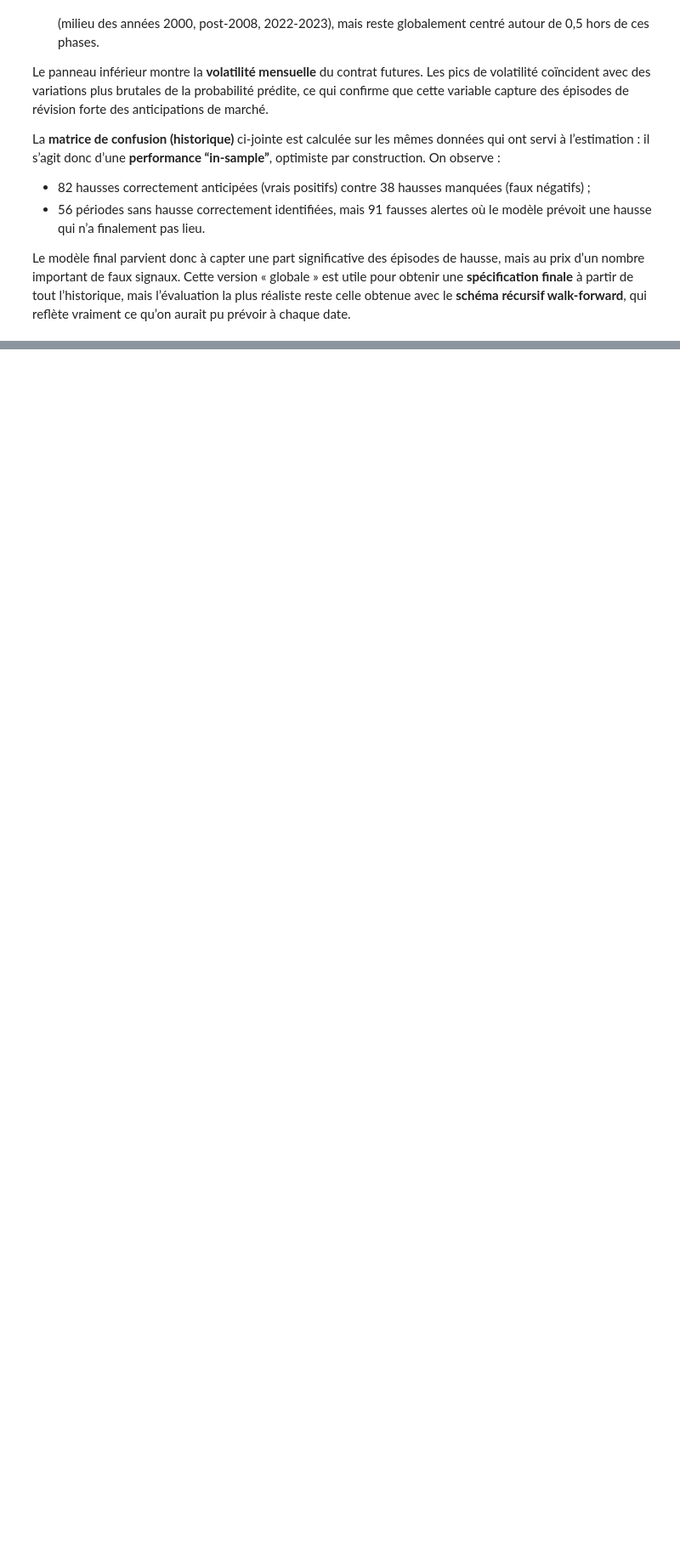
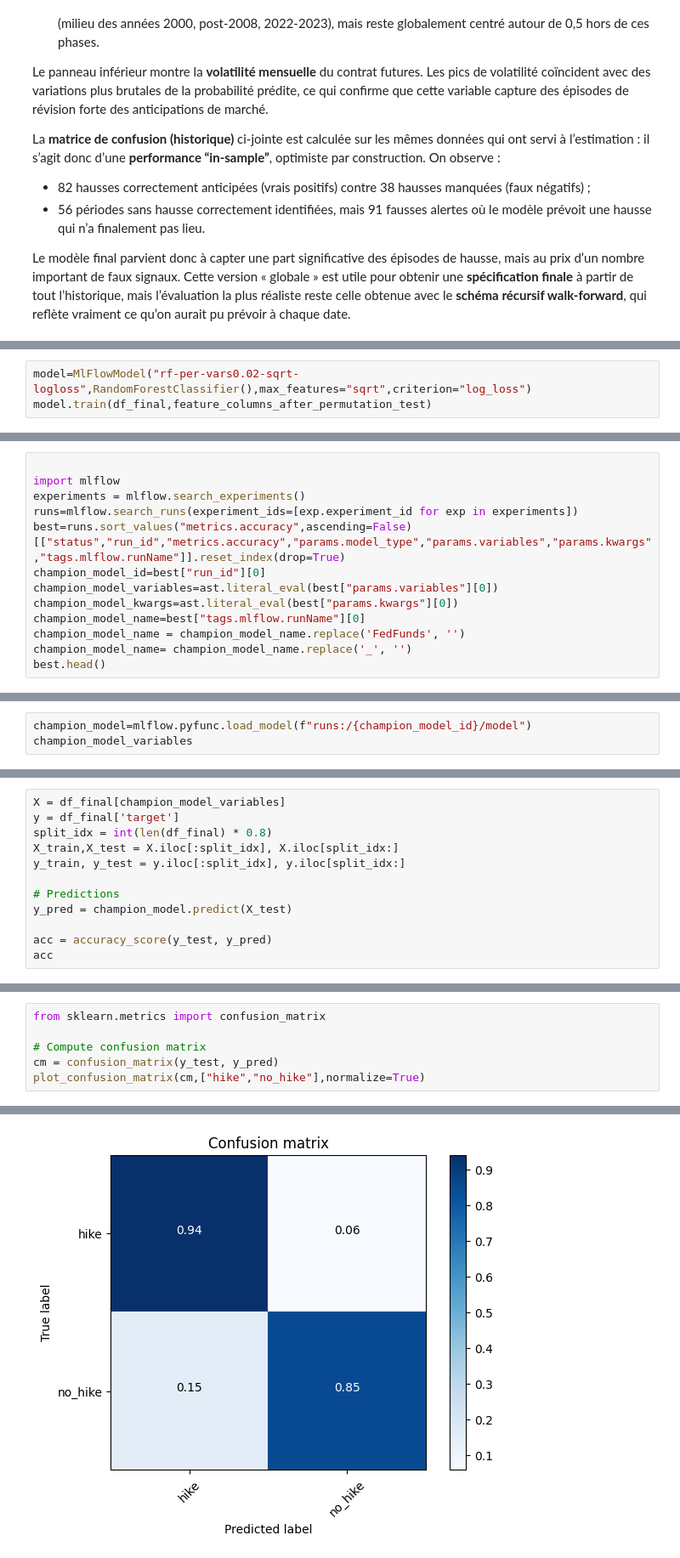
Before and after one commit to OmarELMAMOUNE/ML-FINANCE-ENSAE, a Jupyter notebook: preliminary_model.ipynb, the cells around one changed output, grey strips where cells are left out. Shown at 85% size. Drawn from its saved outputs; the diff is of its cells as text; blank space fills up the shorter version.

```diff
--- a/preliminary_model.ipynb
+++ b/preliminary_model.ipynb
@@ -805,0 +1345,3 @@ Le modèle final parvient donc à capter une part significative des épisodes de
+# %%
+model=MlFlowModel("rf-per-vars0.02-sqrt-logloss",RandomForestClassifier(),max_features="sqrt",criterion="log_loss")
+model.train(df_final,feature_columns_after_permutation_test)
@@ -805,0 +1400,13 @@ Le modèle final parvient donc à capter une part significative des épisodes de
+# %%
+
+import mlflow
+experiments = mlflow.search_experiments()
+runs=mlflow.search_runs(experiment_ids=[exp.experiment_id for exp in experiments])
+best=runs.sort_values("metrics.accuracy",ascending=False)[["status","run_id","metrics.accuracy","params.model_type","params.variables","params.kwargs","tags.mlflow.runName"]].reset_index(drop=True)
+champion_model_id=best["run_id"][0]
+champion_model_variables=ast.literal_eval(best["params.variables"][0])
+champion_model_kwargs=ast.literal_eval(best["params.kwargs"][0])
+champion_model_name=best["tags.mlflow.runName"][0]
+champion_model_name = champion_model_name.replace('FedFunds', '')
+champion_model_name= champion_model_name.replace('_', '')
+best.head()
@@ -805,0 +1434,3 @@ Le modèle final parvient donc à capter une part significative des épisodes de
+# %%
+champion_model=mlflow.pyfunc.load_model(f"runs:/{champion_model_id}/model")
+champion_model_variables
@@ -805,0 +1449,12 @@ Le modèle final parvient donc à capter une part significative des épisodes de
+# %%
+X = df_final[champion_model_variables]
+y = df_final['target']
+split_idx = int(len(df_final) * 0.8)
+X_train,X_test = X.iloc[:split_idx], X.iloc[split_idx:]
+y_train, y_test = y.iloc[:split_idx], y.iloc[split_idx:]
+
+# Predictions
+y_pred = champion_model.predict(X_test)
+
+acc = accuracy_score(y_test, y_pred)
+acc
@@ -805,0 +1507,7 @@ Le modèle final parvient donc à capter une part significative des épisodes de
+# %%
+from sklearn.metrics import confusion_matrix
+
+# Compute confusion matrix
+cm = confusion_matrix(y_test, y_pred)
+plot_confusion_matrix(cm,["hike","no_hike"],normalize=True)
+# %% [output]
@@ -805,0 +1515 @@ Le modèle final parvient donc à capter une part significative des épisodes de
+[figure, added]
```
Also changed, not shown: parts of 49 cells of this notebook.
